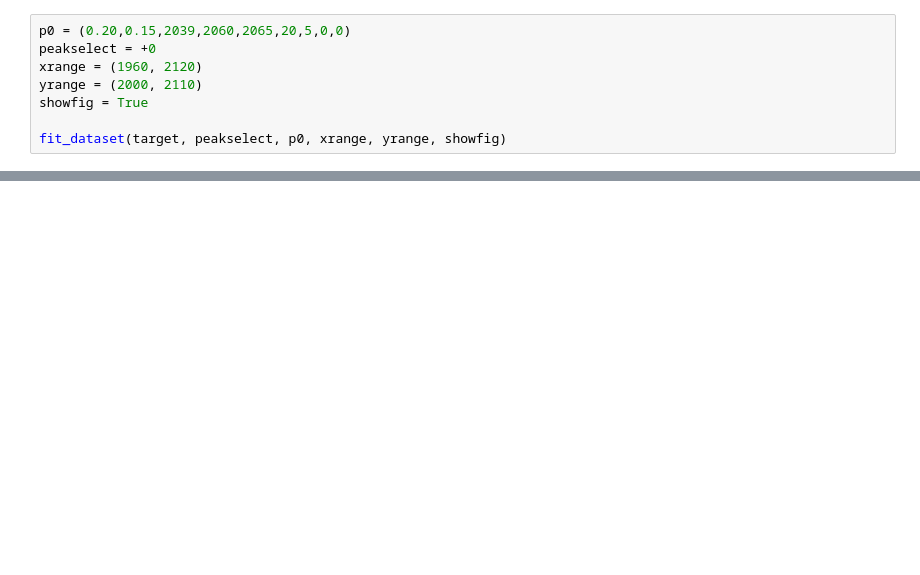
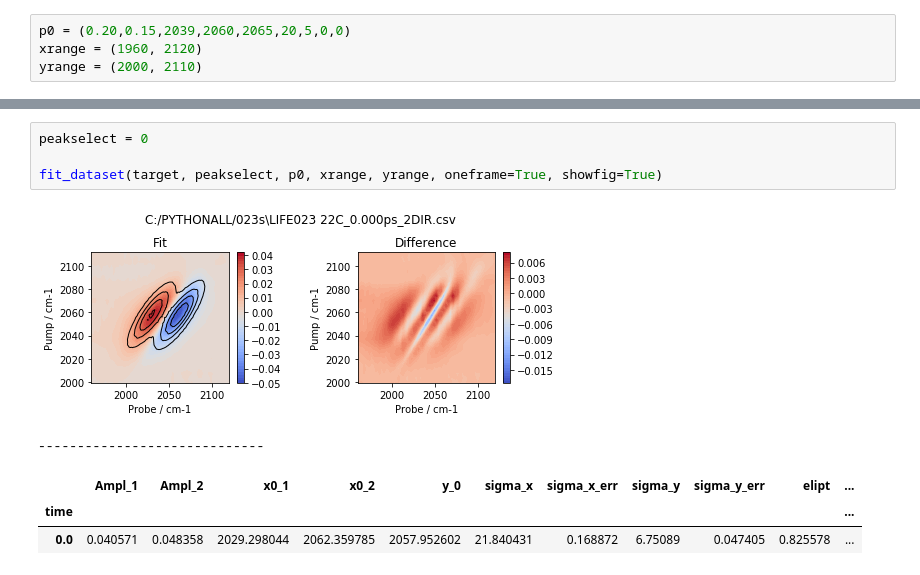
Before and after one commit to sebgorgon/2dIR-spectral-diffusion, a Jupyter notebook: specdiff-v.0.ipynb, the cells around one changed output, grey strips where cells are left out. Drawn from its saved outputs; the diff is of its cells as text; blank space fills up the shorter version.

```diff
--- a/specdiff-v.0.ipynb
+++ b/specdiff-v.0.ipynb
@@ -288,8 +314,4 @@ display_dataset(target)
 # %%
 p0 = (0.20,0.15,2039,2060,2065,20,5,0,0)
-peakselect = +0
 xrange = (1960, 2120)
 yrange = (2000, 2110)
-showfig = True
-
-fit_dataset(target, peakselect, p0, xrange, yrange, showfig)
@@ -307,0 +324,10 @@ fit_dataset(target, peakselect, p0, xrange, yrange, showfig)
+# %%
+peakselect = 0
+
+fit_dataset(target, peakselect, p0, xrange, yrange, oneframe=True, showfig=True)
+# %% [output]
+[figure, added]
+-----------------------------
+|  | Ampl_1 | Ampl_2 | x0_1 | x0_2 | y_0 | sigma_x | sigma_x_err | sigma_y | sigma_y_err | elipt | ... |
+| time |  |  |  |  |  |  |  |  |  |  | ... |
+| 0.0 | 0.040571 | 0.048358 | 2029.298044 | 2062.359785 | 2057.952602 | 21.840431 | 0.168872 | 6.75089 | 0.047405 | 0.825578 | ... |
```
Also changed, not shown: parts of 17 cells of this notebook.
